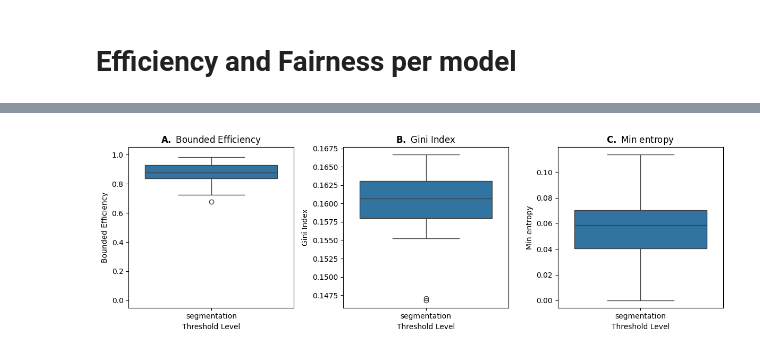
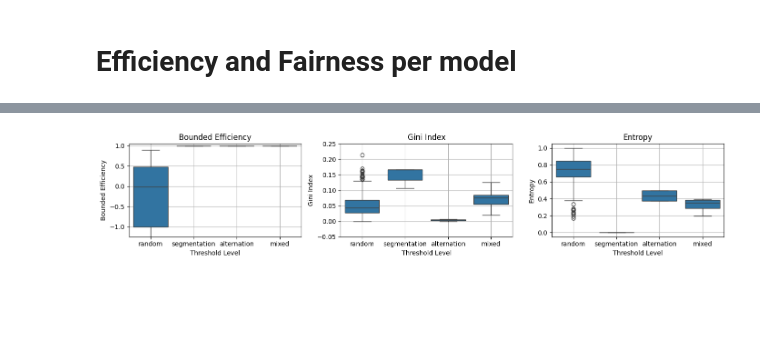
Before and after one commit to EAndrade-Lotero/Cognitive_Models_El_Farol_Bar_Problem, a Jupyter notebook: Notebooks/exp_fig1.ipynb, the cells around one changed output, grey strips where cells are left out. Cells and saved outputs as stored; diff of their text form; code cells hidden in the pictures; blank space fills up the shorter version.

```diff
--- a/Notebooks/exp_fig1.ipynb
+++ b/Notebooks/exp_fig1.ipynb
@@ -99,46 +107,57 @@ from Utils.utils import GetMeasurements
 
 gm = GetMeasurements(
     data=df,
-    measures=['bounded_efficiency', 'gini_index', 'min_entropy']
+    measures=[
+        'bounded_efficiency', 'gini_index',
+        'entropy', 'conditional_entropy',
+        'min_entropy',
+    ]
 )
 gm.columns.append('kind')
 df_measures = gm.get_measurements()
 # %%
-fig, ax = plt.subplots(1, 3, figsize=(12, 4), tight_layout=True)
+fig, ax = plt.subplots(1, 3, figsize=(14, 3), tight_layout=True)
 
 sns.boxplot(
     data=df_measures,
     x="kind",
     y="bounded_efficiency",
     ax=ax[0],
+    order=["random", "segmentation", "alternation", "mixed"],
 )
-ax[0].set_ylim(-0.05, 1.05)
-ax[0].set_title(r"$\bf{A.}$ Bounded Efficiency")
+ax[0].set_ylim(-1.25, 1.05)
+ax[0].set_title(r"Bounded Efficiency")
 ax[0].set_xlabel("Threshold Level")
 ax[0].set_ylabel("Bounded Efficiency")
 
 sns.boxplot(
     data=df_measures,
     x="kind",
     y="gini_index",
     ax=ax[1],
+    order=["random", "segmentation", "alternation", "mixed"],
 )
-ax[1].set_ylim(-0.05, 1.05)
-ax[1].set_title(r"$\bf{B.}$ Gini Index")
+ax[1].set_ylim(-0.05, 0.25)
+ax[1].set_title(r"Gini Index")
 ax[1].set_xlabel("Threshold Level")
 ax[1].set_ylabel("Gini Index")
 
 sns.boxplot(
     data=df_measures,
     x="kind",
-    y="min_entropy",
+    y="entropy",
     ax=ax[2],
+    order=["random", "segmentation", "alternation", "mixed"],
 )
-# ax[2].set_ylim(-0.05, 0.3)
-ax[2].set_title(r"$\bf{C.}$ Min entropy")
+ax[2].set_ylim(-0.05, 1.05)
+ax[2].set_title(r"Entropy")
 ax[2].set_xlabel("Threshold Level")
-ax[2].set_ylabel("Min entropy")
+ax[2].set_ylabel("Entropy")
+
+for ax_ in ax:
+    ax_.grid()
 
 plt.show()
+fig.savefig(PATHS['exploratory_figures'] / 'measurements.png', dpi=300)
 # %% [output]
-[figure, old version]
+[figure, new version]
```
Also changed, not shown: parts of 5 cells of this notebook, 10 other files.
